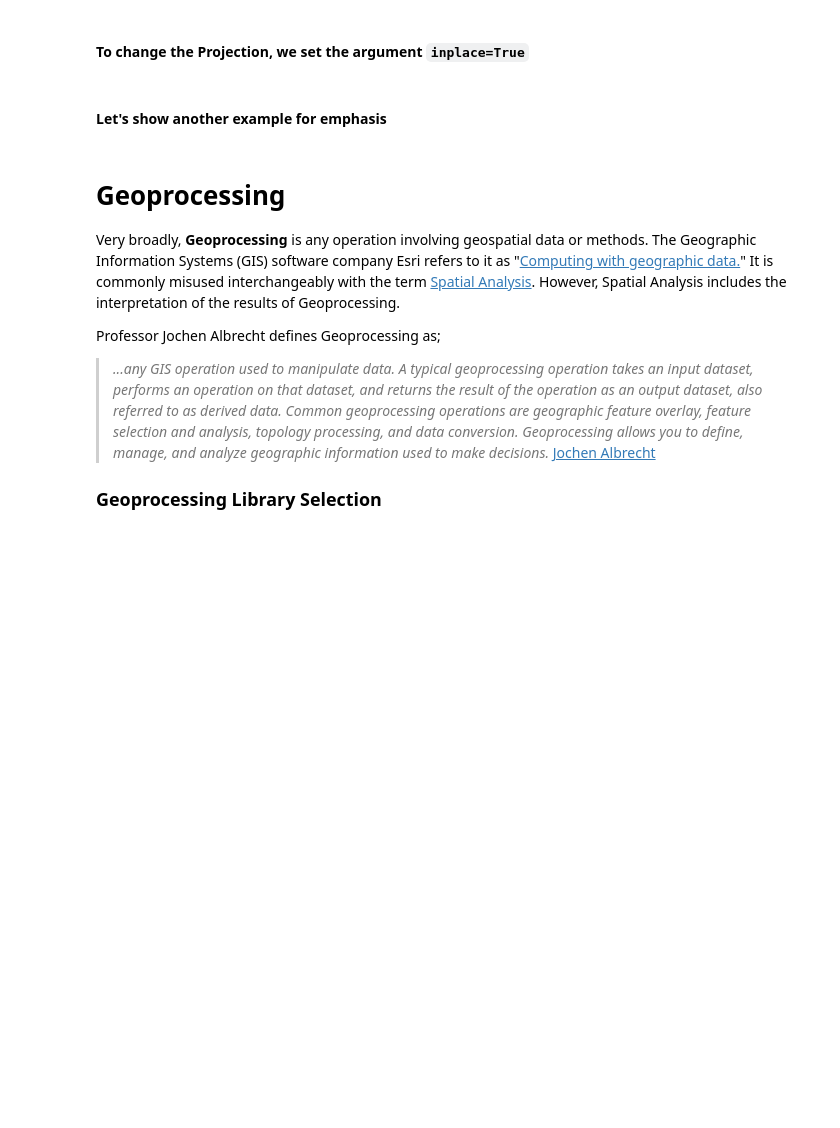
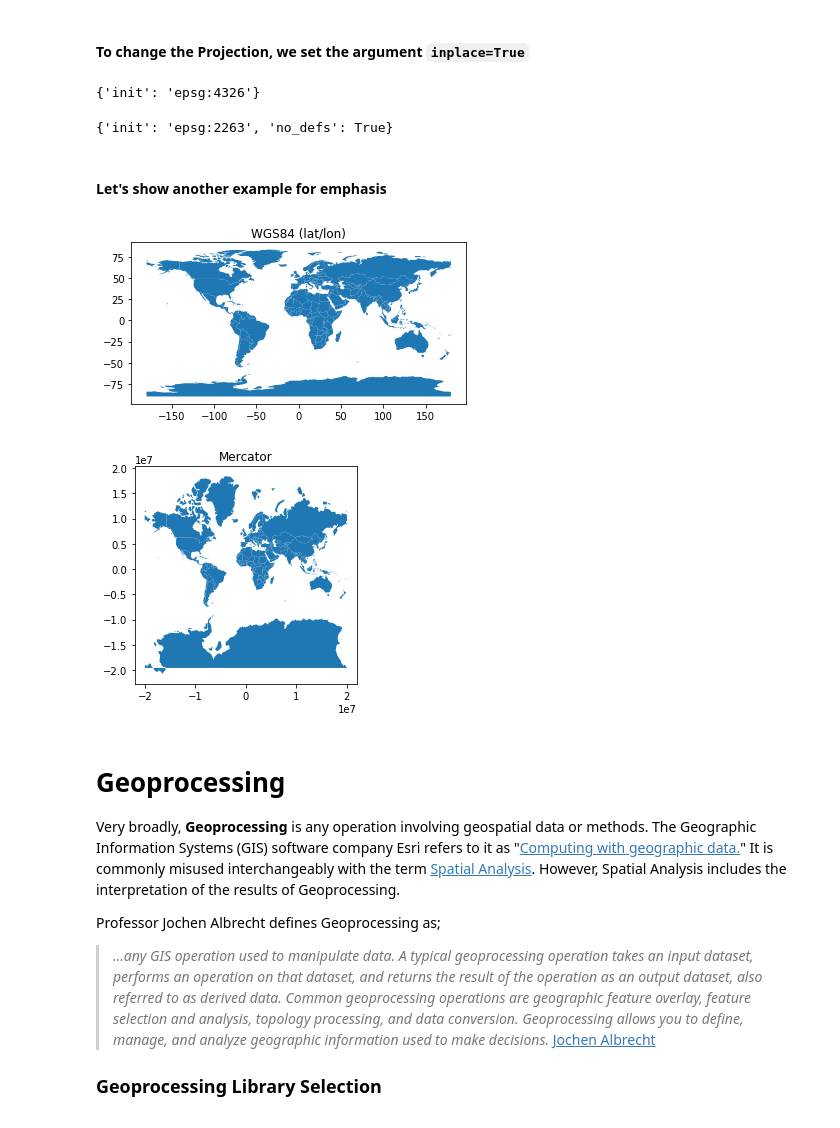
Before and after one commit to pratt-savi-810/pratt-savi-810-2020-03-lesson_05, a Jupyter notebook: lesson_05.ipynb, the cells around one changed output. Saved outputs shown, nothing was run; the diff lists cells and outputs as text; code cells hidden in the pictures; blank space fills up the shorter version.

```diff
--- a/lesson_05.ipynb
+++ b/lesson_05.ipynb
@@ -231,2 +462,6 @@ Let's Re-Project to the standard NYC Projection System: **NAD (North American Da
 # %% [markdown]
 #### To change the Projection, we set the argument `inplace=True`
+# %%
+gdf.crs
+# %% [output]
+{'init': 'epsg:4326'}
@@ -233,15 +471,22 @@ Let's Re-Project to the standard NYC Projection System: **NAD (North American Da
+# %%
+gdf.crs
+# %% [output]
+{'init': 'epsg:2263', 'no_defs': True}
 # %% [markdown]
 #### Let's show another example for emphasis
 # %%
 world = gpd.read_file(gpd.datasets.get_path('naturalearth_lowres'))
 ax = world.plot()
 ax.set_title("WGS84 (lat/lon)");
 
-world = world[
-    (world.name != "Antarctica") & (world.name != "Fr. S. Antarctic Lands")
-].to_crs("EPSG:3395")
+world = world.to_crs(epsg=3395)
+    # (world.name != "Antarctica") & (world.name != "Fr. S. Antarctic Lands")
+#].to_crs(epsg=3395)
 ax = world.plot()
 ax.set_title("Mercator");
+# %% [output]
+[figure, added]
+[figure, added]
 # %% [markdown]
 # Geoprocessing
 
```
Also changed, not shown: parts of 69 cells of this notebook, 1 other file.
